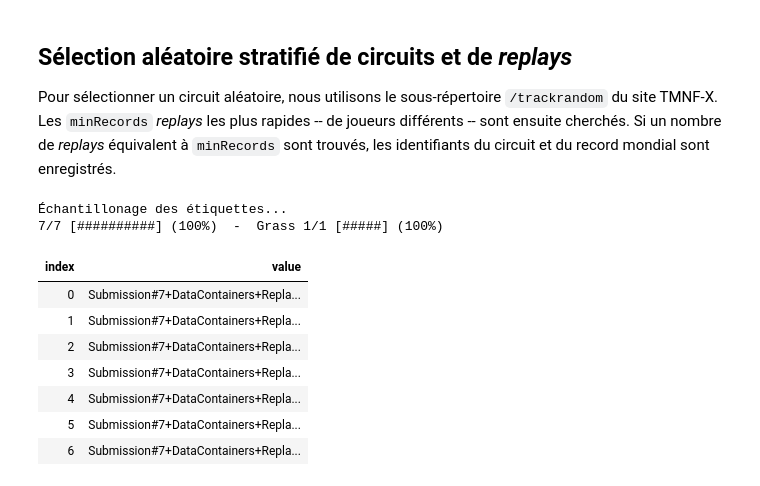
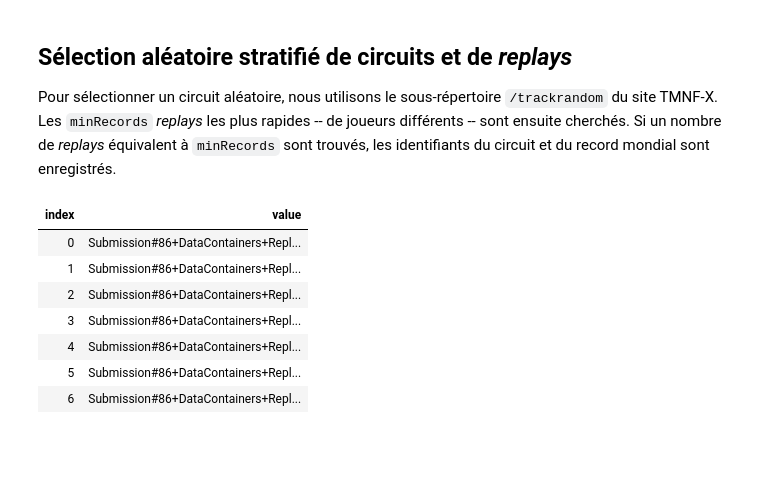
Before and after one commit to DarkMattrMaestro/StatsProjectTMNF, a Jupyter notebook: MainCodebase.ipynb, the cells around one changed output. Saved outputs shown, nothing was run; the diff lists cells and outputs as text; code cells hidden in the pictures; blank space fills up the shorter version.

```diff
--- a/MainCodebase.ipynb
+++ b/MainCodebase.ipynb
@@ -806,7 +831,10 @@ public class RandomMap()
 
         TMXResponses.ParsedResponse<TMXResponses.ReplayResponse> replaysResponse = await TMXAPI.getTopReplaysResponseFromMapID(["ReplayId","User.Name"], chosenId);
 
-        if(replaysResponse.Results.Length < SampleSettings.minRecords) { continue; }
+        if(replaysResponse.Results.Length < SampleSettings.minRecords) {
+          progressBar.RedrawIndicator();
+          continue;
+        }
         remainingSamples--;
         collectedReplays++;
 
@@ -821,27 +849,42 @@ public class RandomMap()
 
         allReplayData.Add(replayData);
 
-        await Task.Delay(100); // Petit limiteur de taux de requête
+        await Task.Delay(500); // Petit limiteur de taux de requête
       }
     }
   }
+
+  public static async Task replayDataToFile() {
+    if (allReplayData.Count < 1) {
+      await RandomMap.selectMapIds();
+    }
+
+    string json = JsonSerializer.Serialize(RandomMap.allReplayData);
+
+    File.WriteAllText(GeneralSettings.replayDataFileName, json);
+  }
 }
-
-await RandomMap.selectMapIds();
-
-RandomMap.allReplayData.Display();
-
-string json = JsonSerializer.Serialize(RandomMap.allReplayData);
-
-File.WriteAllText(@"replay-data.json", json);
-# %% [output]
-Échantillonage des étiquettes...
-7/7 [##########] (100%)  -  Grass 1/1 [#####] (100%)
-| index | value |
-| 0 | Submission#7+DataContainers+Repla... |
-| 1 | Submission#7+DataContainers+Repla... |
-| 2 | Submission#7+DataContainers+Repla... |
-| 3 | Submission#7+DataContainers+Repla... |
-| 4 | Submission#7+DataContainers+Repla... |
-| 5 | Submission#7+DataContainers+Repla... |
-| 6 | Submission#7+DataContainers+Repla... |
+# %%
+using System.Text.Json;
+using System.Text.Json.Serialization;
+using System.IO;
+using System;
+using System.Threading;
+
+if (!File.Exists(GeneralSettings.replayDataFileName)) {
+  await RandomMap.replayDataToFile();
+}
+
+String json = File.ReadAllText(GeneralSettings.replayDataFileName);
+List<DataContainers.ReplayData> allReadReplayData = JsonSerializer.Deserialize<List<DataContainers.ReplayData>>(json);
+
+allReadReplayData.Display();
+# %% [output]
+| index | value |
+| 0 | Submission#86+DataContainers+Repl... |
+| 1 | Submission#86+DataContainers+Repl... |
+| 2 | Submission#86+DataContainers+Repl... |
+| 3 | Submission#86+DataContainers+Repl... |
+| 4 | Submission#86+DataContainers+Repl... |
+| 5 | Submission#86+DataContainers+Repl... |
+| 6 | Submission#86+DataContainers+Repl... |
```
Also changed, not shown: parts of 4 cells of this notebook.
